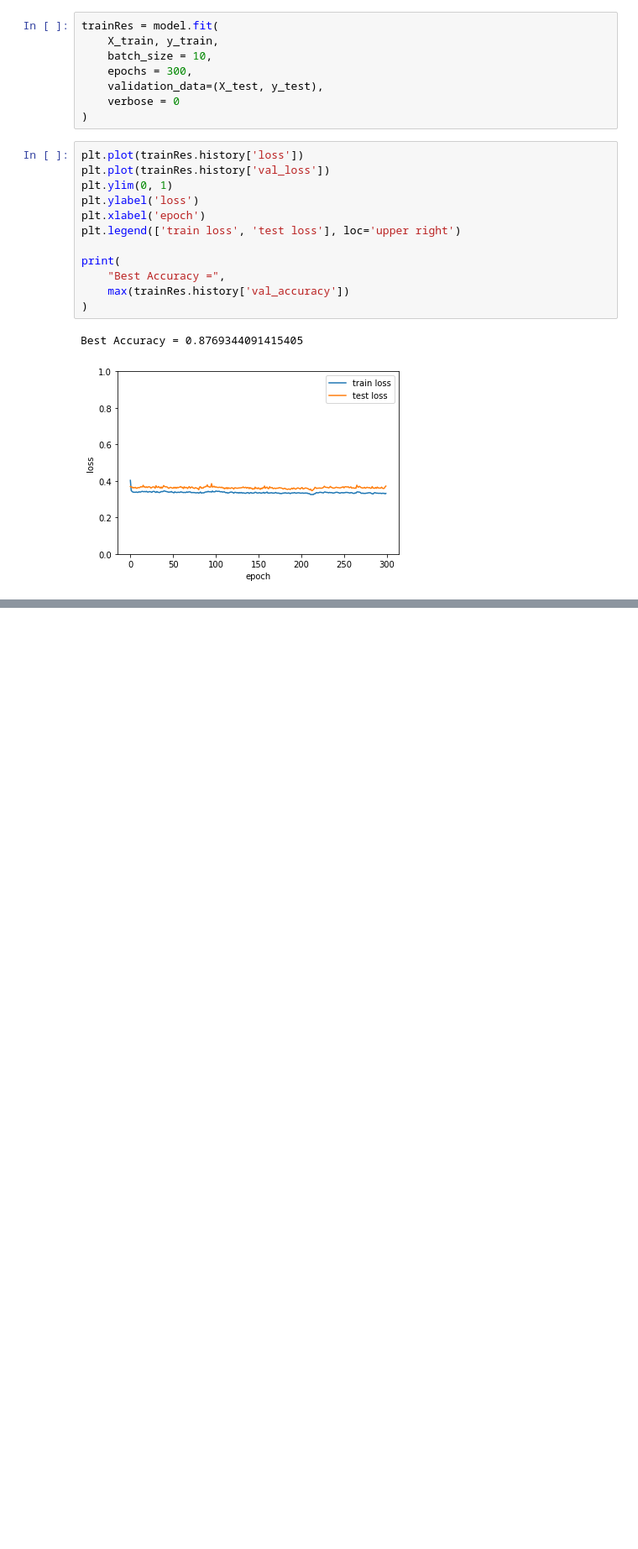
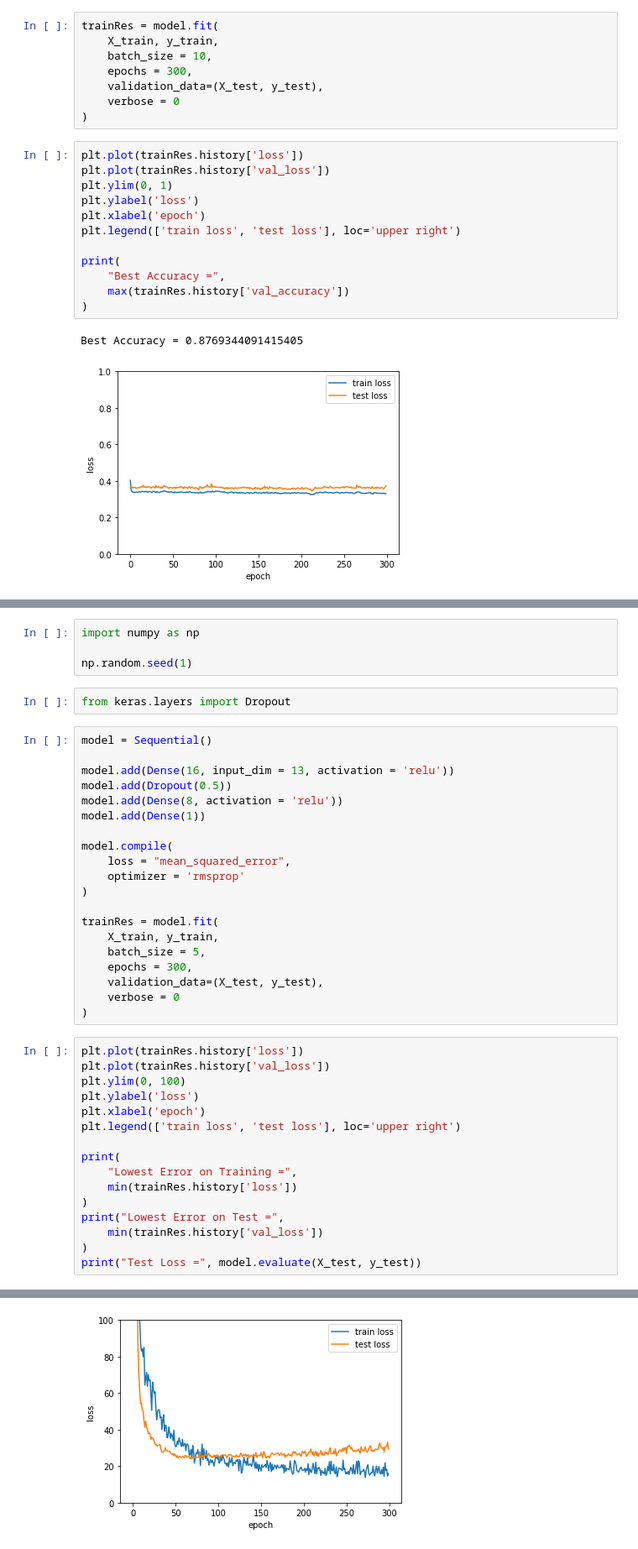
Before and after one commit to thebluesky0205/testRepoLKS, a Jupyter notebook: twelveth.ipynb, the cells around one changed output, grey strips where cells are left out. Shown at 84% size. Drawn from its saved outputs; the diff is of its cells as text; blank space fills up the shorter version.

```diff
--- a/twelveth.ipynb
+++ b/twelveth.ipynb
@@ -231,0 +409,43 @@ Best Accuracy = 0.8769344091415405
+# %%
+import numpy as np
+
+np.random.seed(1)
+# %%
+from keras.layers import Dropout
+# %%
+model = Sequential()
+
+model.add(Dense(16, input_dim = 13, activation = 'relu'))
+model.add(Dropout(0.5))
+model.add(Dense(8, activation = 'relu'))
+model.add(Dense(1))
+
+model.compile(
+    loss = "mean_squared_error",
+    optimizer = 'rmsprop'
+)
+
+trainRes = model.fit(
+    X_train, y_train,
+    batch_size = 5,
+    epochs = 300,
+    validation_data=(X_test, y_test),
+    verbose = 0
+)
+# %%
+plt.plot(trainRes.history['loss'])
+plt.plot(trainRes.history['val_loss'])
+plt.ylim(0, 100)
+plt.ylabel('loss')
+plt.xlabel('epoch')
+plt.legend(['train loss', 'test loss'], loc='upper right')
+
+print(
+    "Lowest Error on Training =",
+    min(trainRes.history['loss'])
+)
+print("Lowest Error on Test =",
+    min(trainRes.history['val_loss'])
+)
+print("Test Loss =", model.evaluate(X_test, y_test))
+# %% [output]
@@ -231,0 +456 @@ Best Accuracy = 0.8769344091415405
+[figure, added]
```
Also changed, not shown: parts of 23 cells of this notebook.
